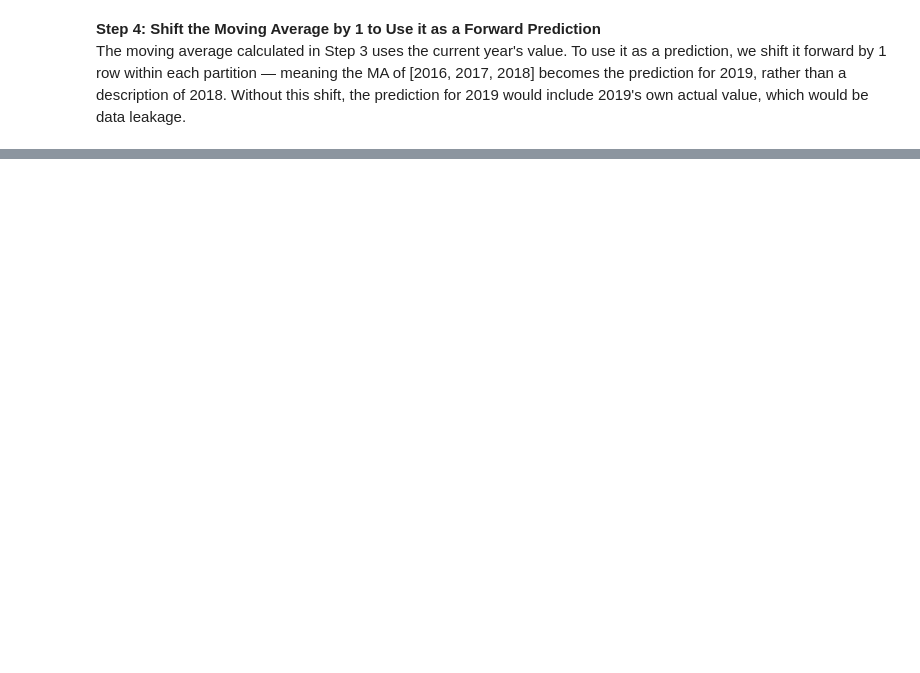
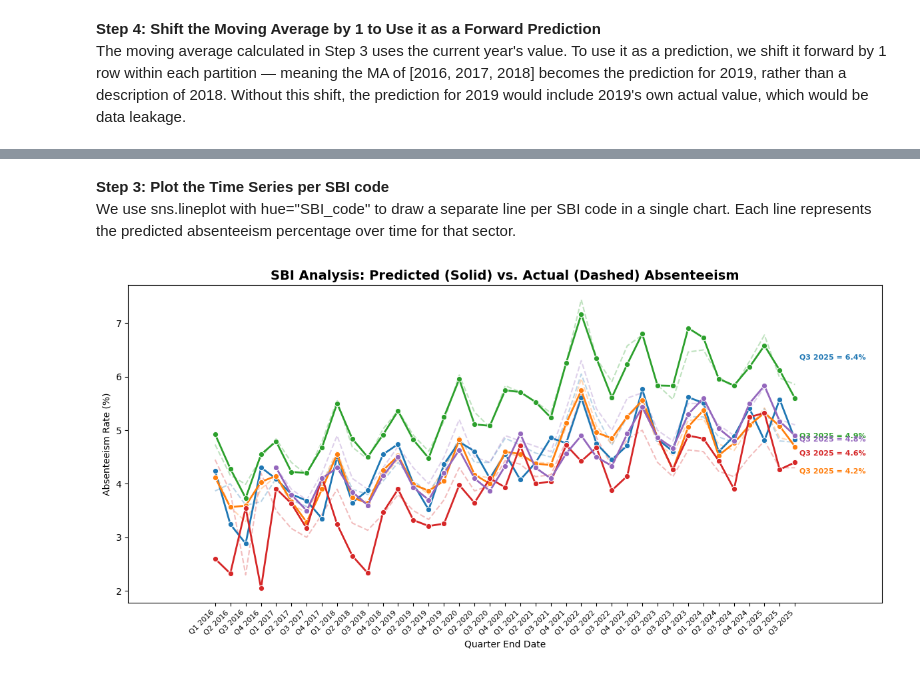
Before and after one commit to ysuurme/eaisi-uwv, a Jupyter notebook: code/baseline_model.ipynb, the cells around one changed output, grey strips where cells are left out. Drawn from its saved outputs; the diff is of its cells as text; code cells hidden in the pictures; blank space fills up the shorter version.

```diff
--- a/code/baseline_model.ipynb
+++ b/code/baseline_model.ipynb
@@ -187,0 +254,76 @@ shape: (5, 9)
+# %% [markdown]
+**Step 3: Plot the Time Series per SBI code**<br>
+We use sns.lineplot with hue="SBI_code" to draw a separate line per SBI code in a single chart. Each line represents the predicted absenteeism percentage over time for that sector.
+# %%
+fig, ax = plt.subplots(figsize=(12, 6))
+
+# 1. Plot ACTUALS per SBI (Faded, Dashed, No Markers, No Labels)
+# We plot this first so it sits behind the predicted lines
+sns.lineplot(
+    data=df_plot,
+    x="Period_enddate",
+    y="Absenteeism_perc",
+    hue="SBI_code",
+    linestyle="--",
+    alpha=0.3,          # Very faded
+    linewidth=1.5,
+    marker=None,
+    errorbar=None,
+    legend=False,       # Hide legend for this layer to avoid duplicates
+    ax=ax,
+    zorder=1
+)
+
+# 2. Plot PREDICTED per SBI (Solid, Bold, Markers)
+sns.lineplot(
+    data=df_plot,
+    x="Period_enddate",
+    y="Predicted_Absenteeism_perc",
+    hue="SBI_code",
+    marker="o",
+    linewidth=2,
+    errorbar=None,
+    ax=ax,
+    zorder=2
+)
+
+# --- Add labels to the last data point of each SBI code line ---
+df_last_points = df_plot.groupby("SBI_code").last().reset_index()
+
+quarter_labels = {
+    date: f"Q{((date.month - 1) // 3) + 1} {date.year}"
+    for date in df_plot["Period_enddate"].unique()
+}
+
+# Get the lines for the predicted data.
+# Since we have two sets of lines (Actuals and Predicted),
+# the second half of ax.get_lines() corresponds to the Predicted lines.
+all_lines = ax.get_lines()
+predicted_lines = all_lines[len(all_lines)//2:]
+
+for i, (_, row) in enumerate(df_last_points.iterrows()):
+    ax.annotate(
+        text=f"{quarter_labels[row['Period_enddate']]} = {row['Predicted_Absenteeism_perc']:.1f}%",
+        xy=(row["Period_enddate"], row["Predicted_Absenteeism_perc"]),
+        xytext=(5, 0),
+        textcoords="offset points",
+        va="center",
+        fontsize=8,
+        fontweight="bold",
+        color=predicted_lines[i].get_color() # Match color to the specific SBI line
+    )
+
+# --- Labels and formatting ---
+ax.set_title("SBI Analysis: Predicted (Solid) vs. Actual (Dashed) Absenteeism", fontsize=14, fontweight="bold")
+ax.set_xlabel("Quarter End Date")
+ax.set_ylabel("Absenteeism Rate (%)")
+ax.set_xticks(list(quarter_labels.keys()))
+ax.set_xticklabels(list(quarter_labels.values()), rotation=45, ha="right", fontsize=8)
+
+ax.margins(x=0.15)
+ax.legend().remove()
+
+plt.tight_layout()
+plt.show()
+# %% [output]
+[figure, added]
```
Also changed, not shown: parts of 10 cells of this notebook, 2 other files.
